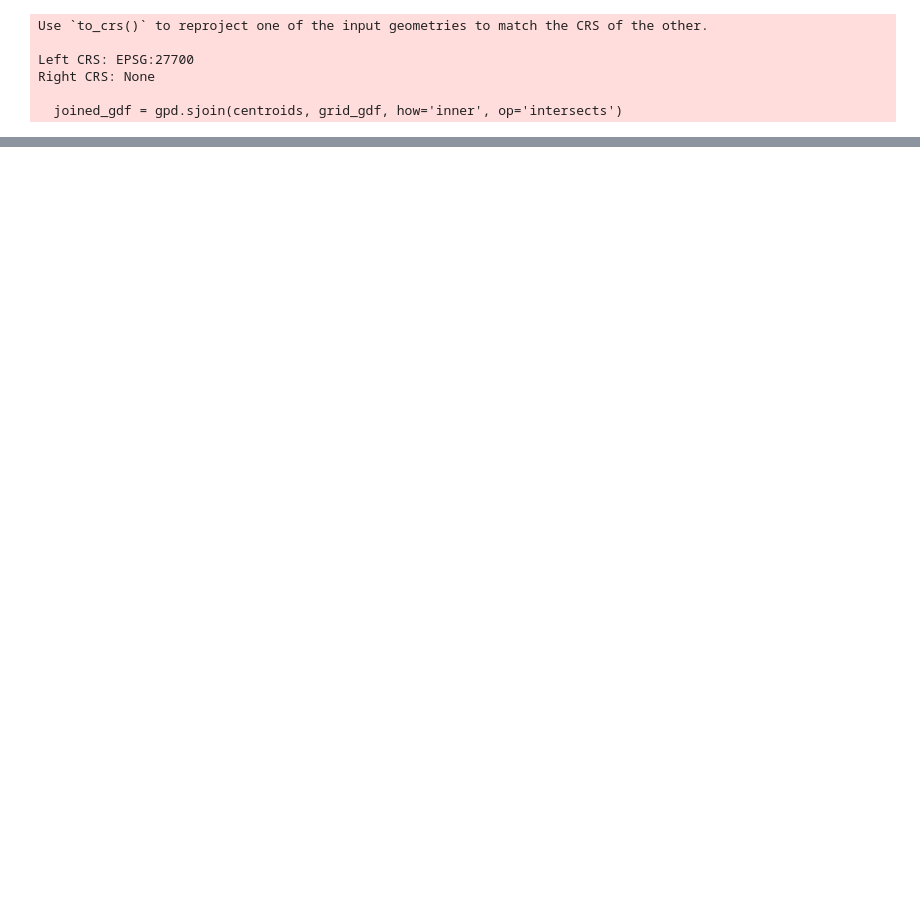
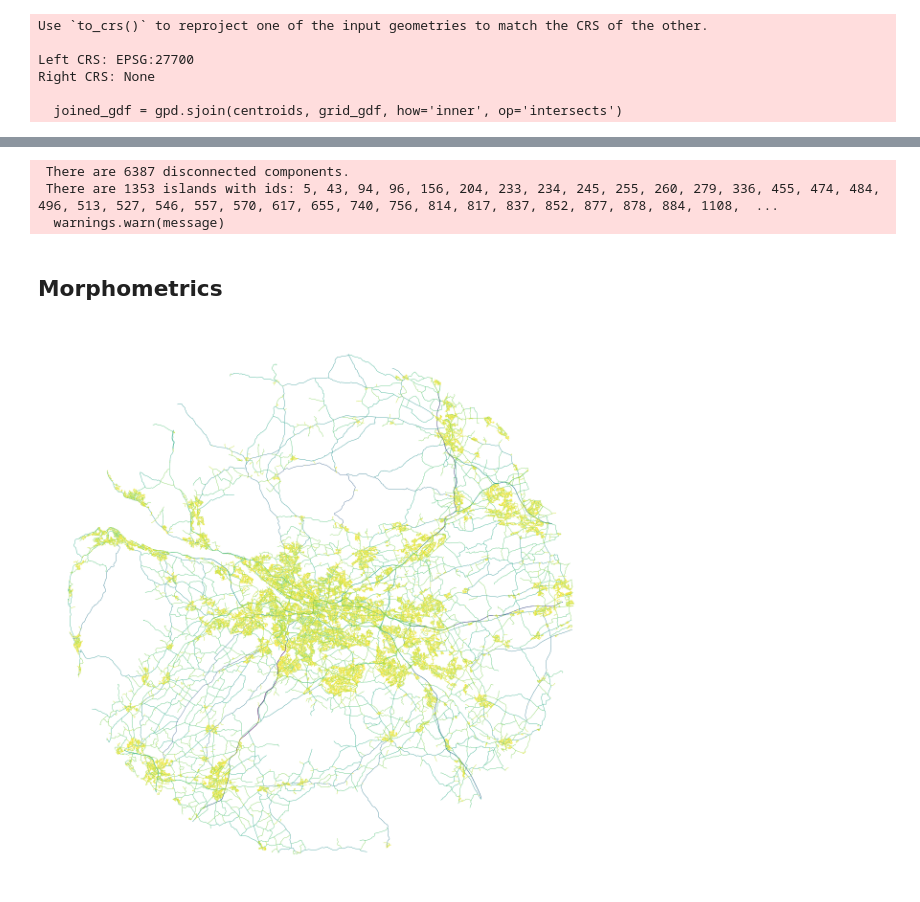
Before and after one commit to virgilxw/Morphology_model_v1, a Jupyter notebook: 2-chunking-tess.ipynb, the cells around one changed output, grey strips where cells are left out. Drawn from its saved outputs; the diff is of its cells as text; code cells hidden in the pictures; blank space fills up the shorter version.

Commit message:
streets length done

```diff
--- a/2-chunking-tess.ipynb
+++ b/2-chunking-tess.ipynb
@@ -268,0 +304,6 @@ with open(f'output/{place}/queen_3.pkl', 'wb') as file:
+# %%
+dist200 = libpysal.weights.DistanceBand.from_dataframe(buildings, 200, ids='uID')
+# %% [output]
+ There are 6387 disconnected components.
+ There are 1353 islands with ids: 5, 43, 94, 96, 156, 204, 233, 234, 245, 255, 260, 279, 336, 455, 474, 484, 496, 513, 527, 546, 557, 570, 617, 655, 740, 756, 814, 817, 837, 852, 877, 878, 884, 1108,  ...
+  warnings.warn(message)
@@ -268,0 +312,19 @@ with open(f'output/{place}/queen_3.pkl', 'wb') as file:
+# %% [markdown]
+## Morphometrics
+# %%
+streets['nID'] = momepy.unique_id(streets)
+# %%
+continuity = momepy.COINS(streets)
+
+stroke_attr = continuity.stroke_attribute()
+
+stroke_gdf = continuity.stroke_gdf()
+
+stroke_gdf.plot(stroke_gdf.length,
+                figsize=(15, 15),
+                cmap="viridis_r",
+                linewidth=.5,
+                scheme="headtailbreaks"
+               ).set_axis_off()
+# %% [output]
+[figure, added]
```
Also changed, not shown: parts of 33 cells of this notebook, 1 other file.
